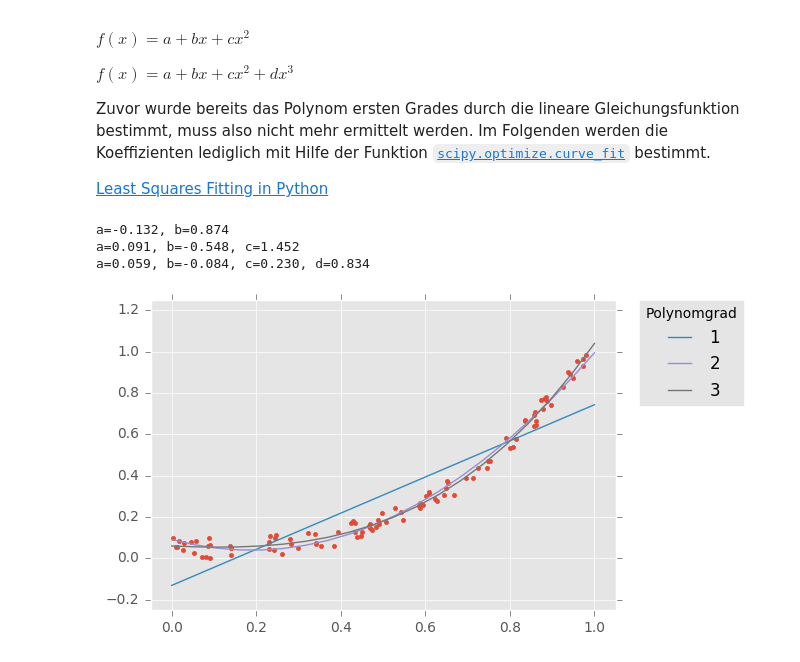
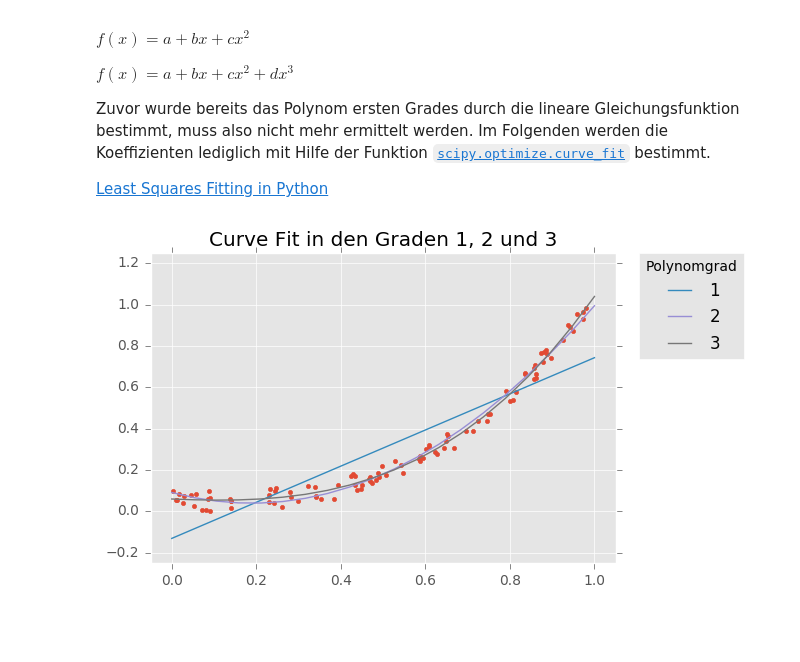
Before and after one commit to captain-proton/aise, a Jupyter notebook: documentation/source/nia/jupyter_nb/exercise_2.ipynb, the cells around one changed output. Saved outputs shown, nothing was run; the diff lists cells and outputs as text; code cells hidden in the pictures; blank space fills up the shorter version.

```diff
--- a/documentation/source/nia/jupyter_nb/exercise_2.ipynb
+++ b/documentation/source/nia/jupyter_nb/exercise_2.ipynb
@@ -66,12 +77,12 @@ $\bar{x} = \frac{\sum_{i=1}^{n}x_i}{n}$ und $\bar{y} = \frac{\sum_{i=1}^{n}y_i}{
 x_avg = sum(xs) / len(xs)
 y_avg = sum(ys) / len(ys)
 
-a1_numerator = sum([(xs[i] - x_avg) * (ys[i] - y_avg) for i in range(len(xs))])
-a1_denominator = sum([np.power(xs[i] - x_avg, 2) for i in range(len(xs))])
-a1 = a1_numerator / a1_denominator
-a0 = y_avg - a1 * x_avg
+b_numerator = sum([(xs[i] - x_avg) * (ys[i] - y_avg) for i in range(len(xs))])
+b_denominator = sum([np.power(xs[i] - x_avg, 2) for i in range(len(xs))])
+b = b_numerator / b_denominator
+a = y_avg - b * x_avg
 
-print('Formel: f(x) = {:.3f} + {:.3f}x'.format(a0, a1))
+print('Formel: f(x) = {:.3f} + {:.3f}x'.format(a, b))
 
 # plot der punkte
 xs = [i[0] for i in x_y]
@@ -79,11 +90,12 @@ ys = [i[1] for i in x_y]
 plt.plot(xs, ys, '.')
 
 # plot der linearen funktion mit gegebenen x werten
-plt.plot((0, 1), (a0, a0 + a1))
+plt.plot((0, 1), (a, a + b))
 
 x_min, x_max, y_min, y_max = plt.axis()
 plt.axis((x_min - .05, x_max + .05, y_min - .05, y_max + .05))
 
+plt.title('Lineare Fit-Funktion')
 plt.show()
 # %% [output]
 Formel: f(x) = -0.132 + 0.874x
@@ -105,43 +117,39 @@ Zuvor wurde bereits das Polynom ersten Grades durch die lineare Gleichungsfunkti
 # %%
 from scipy.optimize import curve_fit
 
-def func_sec_grade(x, a, b, c):
-    return a + b * x + c * x * x
-
-def func_third_grade(x, a, b, c, d):
-    return a + b * x + c * x * x + d * x * x * x
+poly_1 = lambda x, a, b: a + b*x
+poly_2 = lambda x, a, b, c: a + b*x + c*x*x
+poly_3 = lambda x, a, b, c, d: a + b*x + c*x*x + d*x*x*x
 
 # plot der punkte
 xs = [i[0] for i in x_y]
 ys = [i[1] for i in x_y]
 plt.plot(xs, ys, '.')
 
-# plot der linearen funktion mit gegebenen x werten
-print('a={:.3f}, b={:.3f}'.format(a0, a1))
-plt.plot((0, 1), (a0, a0 + a1), label='1')
+# im folgenden enthalten popt die koeffizienten der jeweiligen funktionen
+# pcov ist das 2d-array was die kovarianz matrix enthaelt
 
-# curve fitting fuer ein polynom zweiten grades
-popt, pcov = curve_fit(func_sec_grade, xs, ys)
-print('a={:.3f}, b={:.3f}, c={:.3f}'.format(popt[0], popt[1], popt[2]))
-x_sec = np.linspace(0, 1, 20)
-y_sec = [func_sec_grade(x, popt[0], popt[1], popt[2]) for x in x_sec]
-plt.plot(x_sec, y_sec, label='2')
+x_points = np.linspace(0, 1, 20)
 
-# curve fitting fuer ein polynom dritten grades
-popt, pcov = curve_fit(func_third_grade, xs, ys)
-print('a={:.3f}, b={:.3f}, c={:.3f}, d={:.3f}'.format(popt[0], popt[1], popt[2], popt[3]))
-x_sec = np.linspace(0, 1, 20)
-y_sec = [func_third_grade(x, popt[0], popt[1], popt[2], popt[3]) for x in x_sec]
-plt.plot(x_sec, y_sec, label='3')
+def plot_fit(func, label, x, y):
+    """Fuehrt ein curve fit mit gegebener Funktion und
+    x und y Werten aus. Das Ergebnis wird mit dem
+    gegebenen Label geplottet.
+    """
+    popt, pcov = curve_fit(func, x, y)
+    y_i = [func(_x, *popt) for _x in x_points]
+    plt.plot(x_points, y_i, label=label)
+
+plot_fit(poly_1, '1', xs, ys)
+plot_fit(poly_2, '2', xs, ys)
+plot_fit(poly_3, '3', xs, ys)
 
 x_min, x_max, y_min, y_max = plt.axis()
 plt.axis((x_min - .05, x_max + .05, y_min - .05, y_max + .05))
 
 # legende hinzufuegen
 plt.legend(bbox_to_anchor=(1.05, 1), loc=2, borderaxespad=0., title='Polynomgrad')
+plt.title('Curve Fit in den Graden 1, 2 und 3')
 plt.show()
 # %% [output]
-a=-0.132, b=0.874
-a=0.091, b=-0.548, c=1.452
-a=0.059, b=-0.084, c=0.230, d=0.834
-[figure, old version]
+[figure, new version]
```
Also changed, not shown: parts of 23 cells of this notebook.
